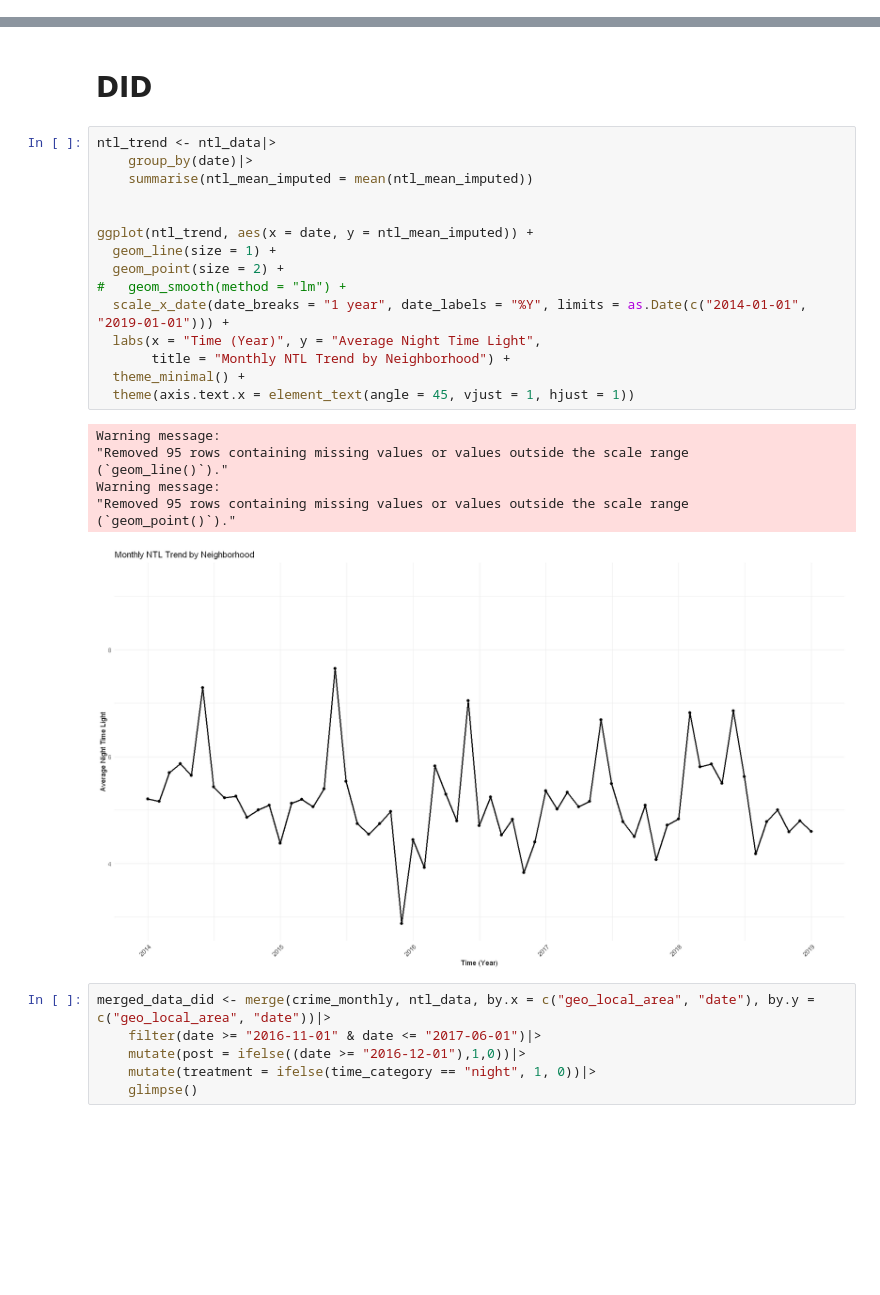
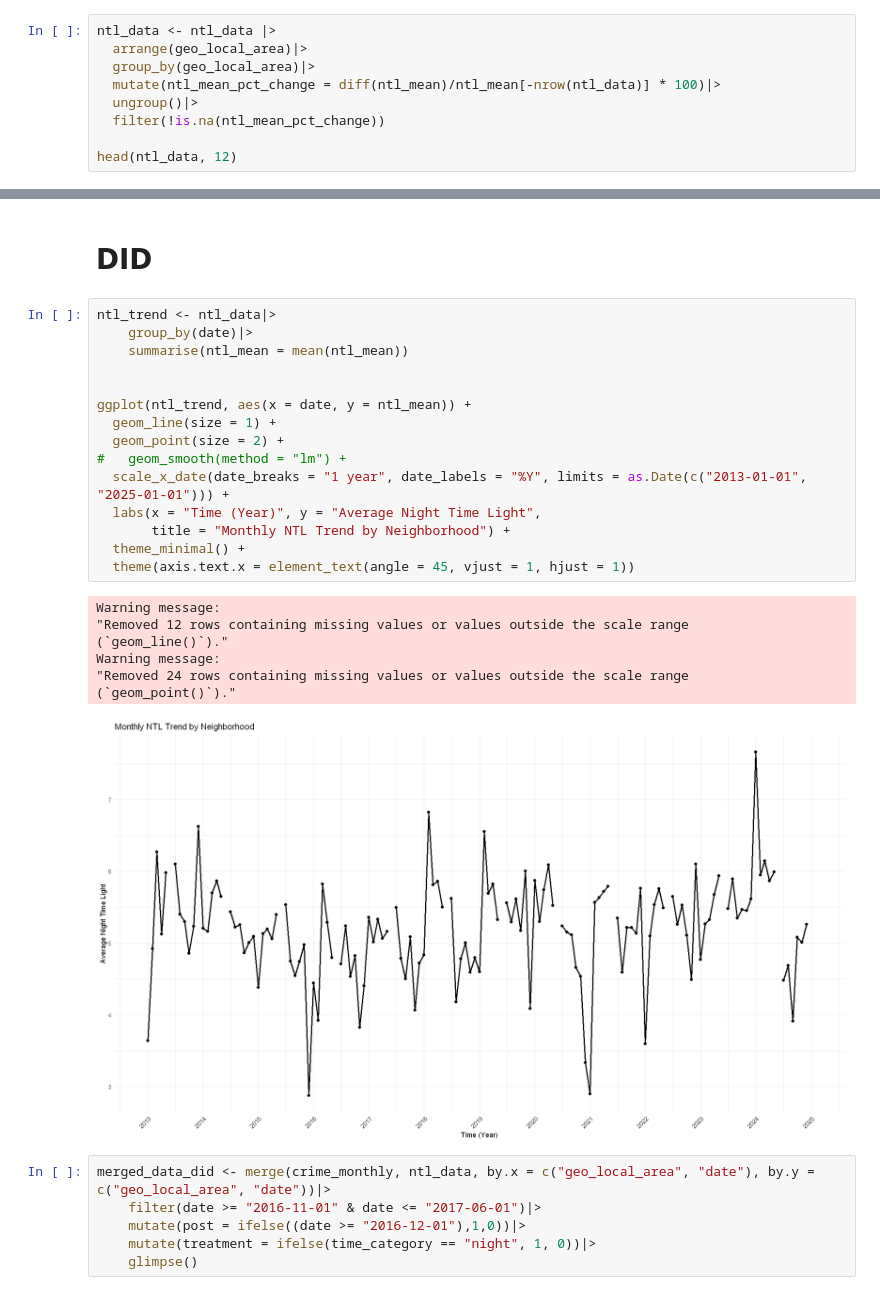
Before and after one commit to Irene-Berezin/econ_398_project, a Jupyter notebook: crime_fact.ipynb, the cells around one changed output, grey strips where cells are left out. Saved outputs shown, nothing was run; the diff lists cells and outputs as text; blank space fills up the shorter version.

```diff
--- a/crime_fact.ipynb
+++ b/crime_fact.ipynb
@@ -834,3 +848,12 @@ $ date               <date> 2012-01-01, 2012-01-01, 2012-01-01, 2012-01-01, 20
 $ month              <dbl> 1, 1, 1, 1, 1, 1, 1, 1, 1, 1, 1, 1, 1, 1, 1, 1, 1, …
 $ ntl_mean_clean     <dbl> 15.101049, 3.424347, 2.195419, 4.155951, 3.277409, …
 $ ntl_mean_imputed   <dbl> 15.101049, 3.424347, 2.195419, 4.155951, 3.277409, …
+# %%
+ntl_data <- ntl_data |>
+  arrange(geo_local_area)|>
+  group_by(geo_local_area)|>
+  mutate(ntl_mean_pct_change = diff(ntl_mean)/ntl_mean[-nrow(ntl_data)] * 100)|>
+  ungroup()|>
+  filter(!is.na(ntl_mean_pct_change))
+
+head(ntl_data, 12)
@@ -907,26 +1027,26 @@ F-statistic: 7.95287 on 3 and 1031 DF, p-value: 3.0301e-05
 # %%
 ntl_trend <- ntl_data|>
     group_by(date)|>
-    summarise(ntl_mean_imputed = mean(ntl_mean_imputed))
+    summarise(ntl_mean = mean(ntl_mean))
 
 
-ggplot(ntl_trend, aes(x = date, y = ntl_mean_imputed)) +
+ggplot(ntl_trend, aes(x = date, y = ntl_mean)) +
   geom_line(size = 1) +
   geom_point(size = 2) +
 #   geom_smooth(method = "lm") +
-  scale_x_date(date_breaks = "1 year", date_labels = "%Y", limits = as.Date(c("2014-01-01", "2019-01-01"))) +
+  scale_x_date(date_breaks = "1 year", date_labels = "%Y", limits = as.Date(c("2013-01-01", "2025-01-01"))) +
   labs(x = "Time (Year)", y = "Average Night Time Light",
        title = "Monthly NTL Trend by Neighborhood") +
   theme_minimal() +
   theme(axis.text.x = element_text(angle = 45, vjust = 1, hjust = 1))
 # %% [output]
 Warning message:
-"Removed 95 rows containing missing values or values outside the scale range
+"Removed 12 rows containing missing values or values outside the scale range
 (`geom_line()`)."
 Warning message:
-"Removed 95 rows containing missing values or values outside the scale range
+"Removed 24 rows containing missing values or values outside the scale range
 (`geom_point()`)."
-[figure, old version]
+[figure, new version]
 # %%
 merged_data_did <- merge(crime_monthly, ntl_data, by.x = c("geo_local_area", "date"), by.y = c("geo_local_area", "date"))|>
     filter(date >= "2016-11-01" & date <= "2017-06-01")|>
```
Also changed, not shown: parts of 9 cells of this notebook.
